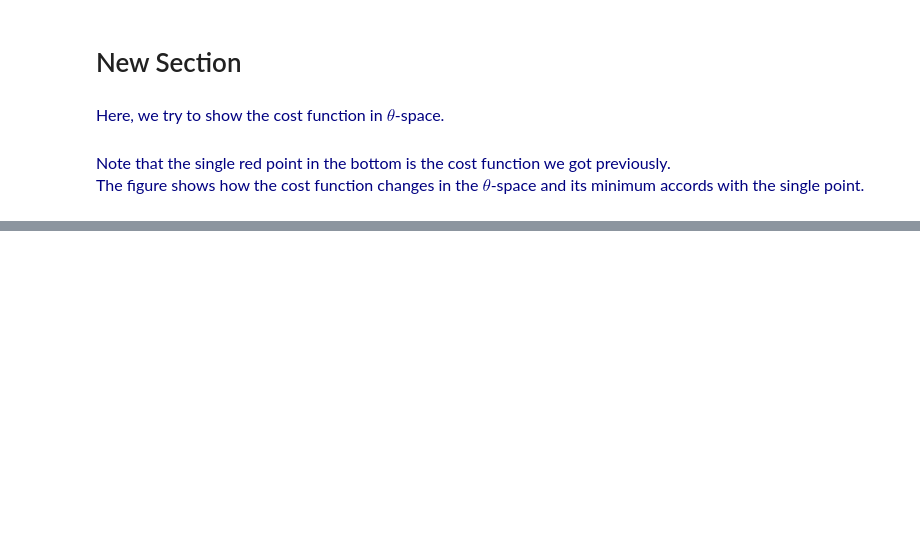
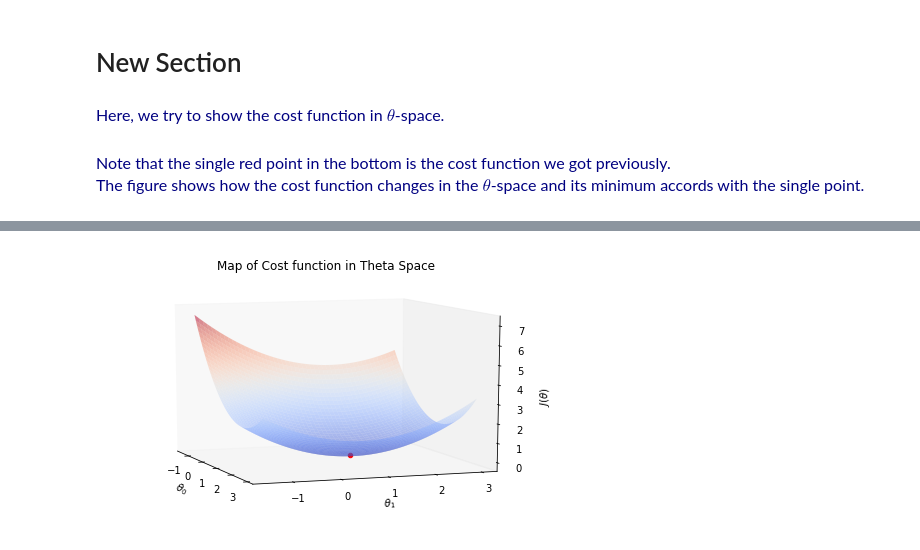
Before and after one commit to Plutooooo/hku_phys3151_2022, a Jupyter notebook: multivariate-linear-regression/multivariate_linear_regression.ipynb, the cells around one changed output, grey strips where cells are left out. Drawn from its saved outputs; the diff is of its cells as text; code cells hidden in the pictures; blank space fills up the shorter version.

```diff
--- a/multivariate-linear-regression/multivariate_linear_regression.ipynb
+++ b/multivariate-linear-regression/multivariate_linear_regression.ipynb
@@ -847,11 +848,13 @@ C=computeCost2(A1,B1)
 from matplotlib import rc
 from matplotlib import cm
 from mpl_toolkits.mplot3d import Axes3D
-%matplotlib notebook
+#%matplotlib notebook
 
-rc('text', usetex=True)
+
+
+#rc('text', usetex=True)
 fig = plt.figure(figsize=(8,5))
-ax1 = Axes3D(fig)#fig.add_subplot(111, projection='3d')
+ax1 = plt.axes(projection='3d')
 ax1.set_facecolor('white')
 ax1.grid(False)
 ax1.set_title('Map of Cost function in Theta Space')
@@ -859,7 +862,7 @@ ax1.set_xlabel(r"$\theta_0$")
 ax1.set_ylabel(r"$\theta_1$")
 ax1.set_zlabel(r"$J(\theta)$")
 surf1 = ax1.plot_surface(A1, B1, C,alpha=0.5,cmap=cm.coolwarm)
-s2=ax1.scatter(1.371,0.911,computeCost2(1.371,0.911),c='r')     #plot the single point using the 'theta's we got previously
+s2 = ax1.scatter(1.371,0.911,computeCost2(1.371,0.911),c='r')     #plot the single point using the 'theta's we got previously
 ax1.view_init(10, -20)
 plt.show()
 # %% [output]
@@ -867,0 +869 @@ plt.show()
+[figure, added]
```
Also changed, not shown: parts of 8 cells of this notebook.
